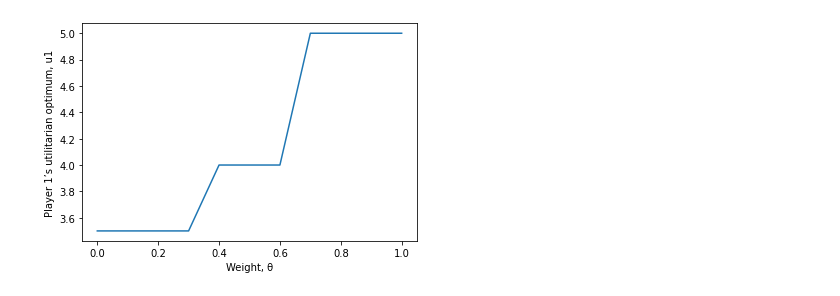
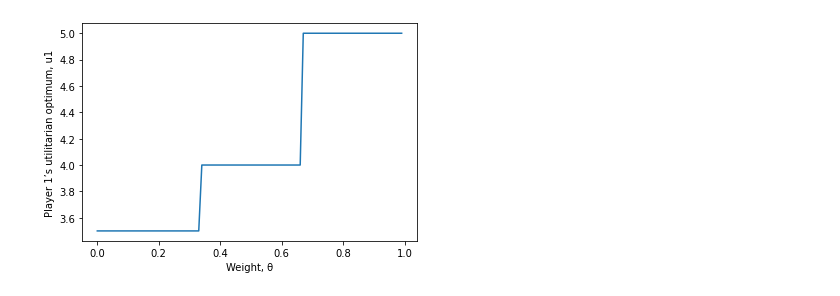
Before and after one commit to aditiisaxena/Convex-Optimisation-MTH377, a Jupyter notebook: Assignment-2.ipynb, the cells around one changed output. Cells and saved outputs as stored; diff of their text form; code cells hidden in the pictures.

```diff
--- a/Assignment-2.ipynb
+++ b/Assignment-2.ipynb
@@ -1,26 +26,26 @@
 # %%
 import cvxpy as cp
 import matplotlib.pyplot as plt
 
 d = [3.5, 2]
 u1 = cp.Variable()
 u2 = cp.Variable()
 theta = cp.Parameter(nonneg=True)
 
 constraints = [u1 + 2*u2 <= 12, 2*u1 + u2 <= 12, u1 >= d[0], u2 >= d[1]]
 weighted = cp.Maximize(theta*u1 + (1-theta)*u2)
 problem = cp.Problem(weighted, constraints)
 
 utilitarian = []
 
-for i in range(11):
-    theta.value = i/10
+for i in range(100):
+    theta.value = i/100
     problem.solve()
     utilitarian.append(u1.value)
 
-plt.plot([i/10 for i in range(11)], utilitarian)
+plt.plot([i/100 for i in range(100)], utilitarian)
 plt.xlabel('Weight, θ')
 plt.ylabel('Player 1’s utilitarian optimum, u1')
 plt.show()
 # %% [output]
-[figure, old version]
+[figure, new version]
```
Also changed, not shown: parts of 9 cells of this notebook, 2 other files.
